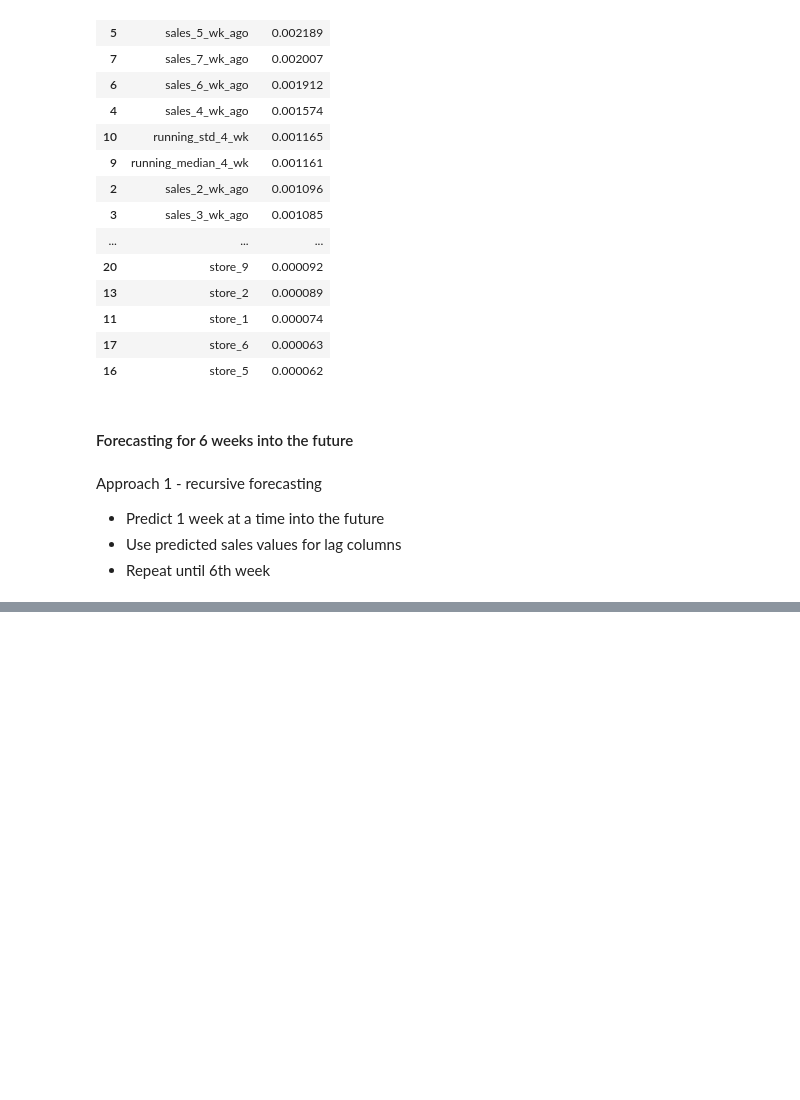
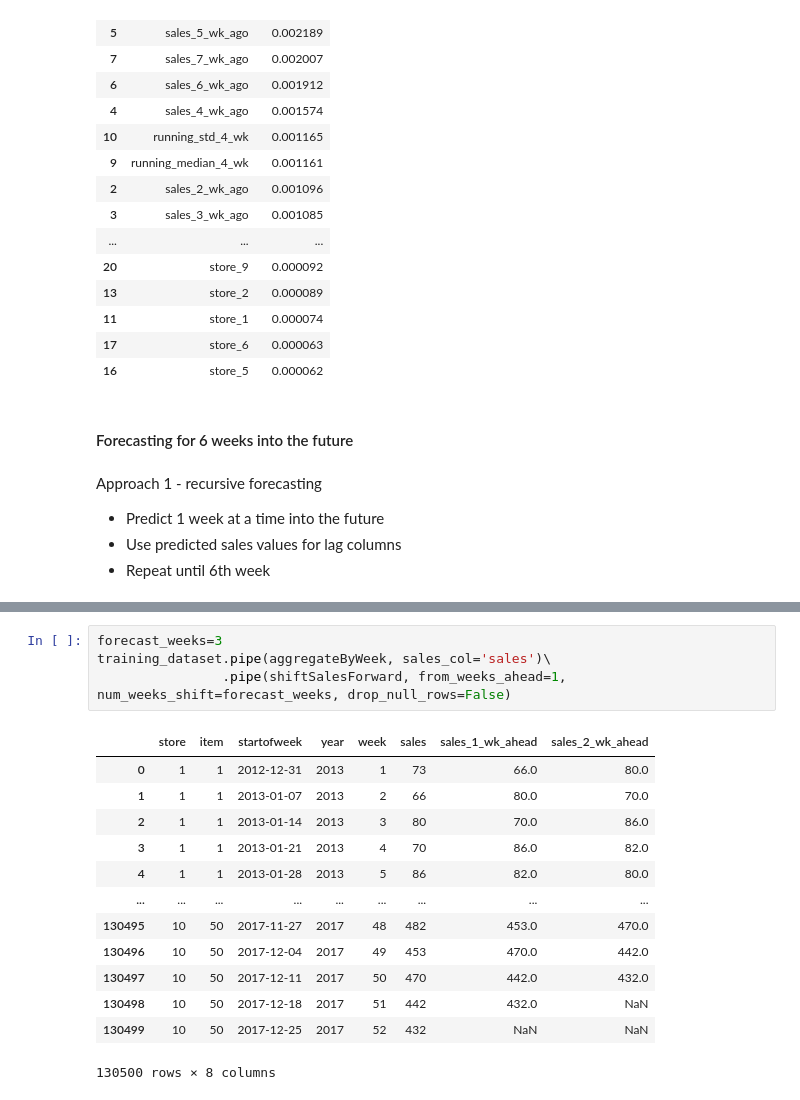
Before and after one commit to L33T-Snack3r/demand-forecasting, a Jupyter notebook: nbs/Model1.ipynb, the cells around one changed output, grey strips where cells are left out. Cells and saved outputs as stored; diff of their text form; blank space fills up the shorter version.

```diff
--- a/nbs/Model1.ipynb
+++ b/nbs/Model1.ipynb
@@ -598,0 +557,18 @@ def recursiveForecast
+# %%
+forecast_weeks=3
+training_dataset.pipe(aggregateByWeek, sales_col='sales')\
+                .pipe(shiftSalesForward, from_weeks_ahead=1, num_weeks_shift=forecast_weeks, drop_null_rows=False)
+# %% [output]
+|  | store | item | startofweek | year | week | sales | sales_1_wk_ahead | sales_2_wk_ahead |
+| 0 | 1 | 1 | 2012-12-31 | 2013 | 1 | 73 | 66.0 | 80.0 |
+| 1 | 1 | 1 | 2013-01-07 | 2013 | 2 | 66 | 80.0 | 70.0 |
+| 2 | 1 | 1 | 2013-01-14 | 2013 | 3 | 80 | 70.0 | 86.0 |
+| 3 | 1 | 1 | 2013-01-21 | 2013 | 4 | 70 | 86.0 | 82.0 |
+| 4 | 1 | 1 | 2013-01-28 | 2013 | 5 | 86 | 82.0 | 80.0 |
+| ... | ... | ... | ... | ... | ... | ... | ... | ... |
+| 130495 | 10 | 50 | 2017-11-27 | 2017 | 48 | 482 | 453.0 | 470.0 |
+| 130496 | 10 | 50 | 2017-12-04 | 2017 | 49 | 453 | 470.0 | 442.0 |
+| 130497 | 10 | 50 | 2017-12-11 | 2017 | 50 | 470 | 442.0 | 432.0 |
+| 130498 | 10 | 50 | 2017-12-18 | 2017 | 51 | 442 | 432.0 | NaN |
+| 130499 | 10 | 50 | 2017-12-25 | 2017 | 52 | 432 | NaN | NaN |
+130500 rows × 8 columns
```
Also changed, not shown: parts of 20 cells of this notebook.
